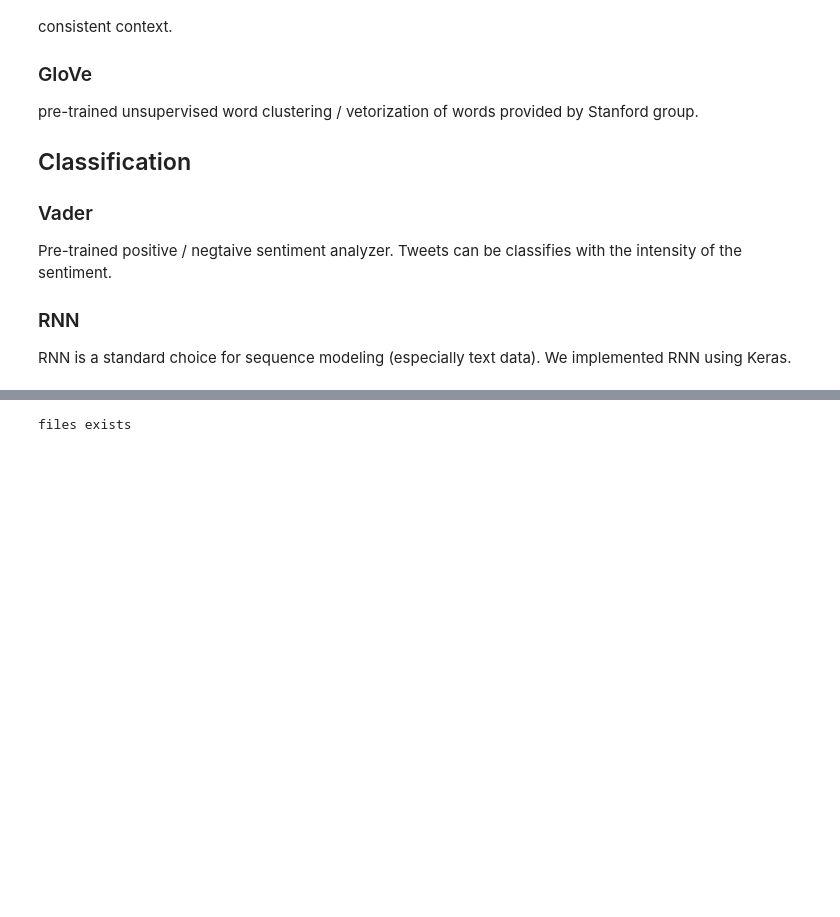
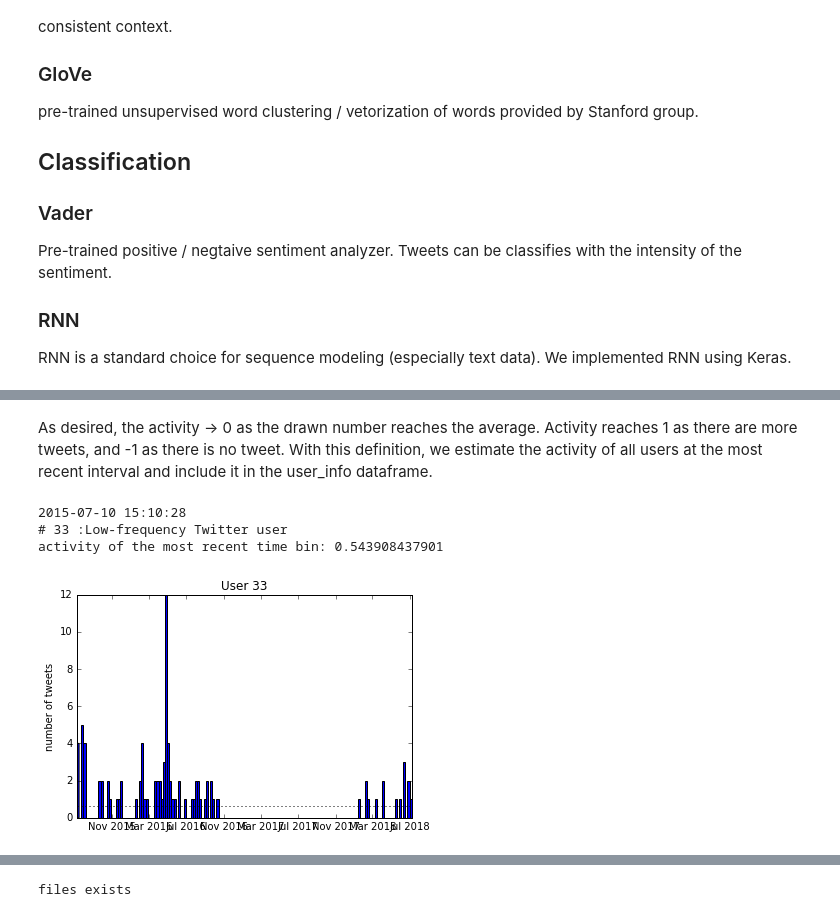
Before and after one commit to jee1213/twitter_sentiment, a Jupyter notebook: twitter_NLP_insult_GloVe_RNN.ipynb, the cells around one changed output, grey strips where cells are left out. Cells and saved outputs as stored; diff of their text form; code cells hidden in the pictures; blank space fills up the shorter version.

```diff
--- a/twitter_NLP_insult_GloVe_RNN.ipynb
+++ b/twitter_NLP_insult_GloVe_RNN.ipynb
@@ -114,0 +140,30 @@ p(k) = exp(-l)l^k/(k!).
+# %% [markdown]
+As desired, the activity -> 0 as the drawn number reaches the average. Activity reaches 1 as there are more tweets, and -1 as there is no tweet. With this definition, we estimate the activity of all users at the most recent interval and include it in the user_info dataframe.
+# %%
+# with given user number u, estimate the activity!
+u = 33
+test = [convert_time(pasts[u][i]['created_at']) for i in range(95)]
+test = test[::-1]
+print(test[0])
+#test = np.where(test[i]>datetime(2018,5,9) for i in range(100))
+#print(test[0])
+# Guaranteeing at least four bins
+if (test[-1]-test[0]).days > 28:
+    print("#",u,":Low-frequency Twitter user")
+    nbin = (test[-1]-test[0]).days
+    histogram = plt.hist(test,bins=int(nbin/7))
+else:
+    print("#",u,":High-frequency Twitter user")
+    # high frequency users (who tweets more than 100 times per 4 weeks)
+    histogram = plt.hist(test,bins=30)
+# can I change this into bin_size=a day (roughly when the data is collected)?
+l = np.average(histogram[0])
+plt.ylabel("number of tweets")
+plt.title("User %d"%(u))
+plt.axhline(y=l,linestyle=':',color='black')
+print("activity of the most recent time bin:",calc_act(histogram[0][-1],l))
+# %% [output]
+2015-07-10 15:10:28
+# 33 :Low-frequency Twitter user
+activity of the most recent time bin: 0.543908437901
+[figure, added]
```
Also changed, not shown: parts of 13 cells of this notebook.
